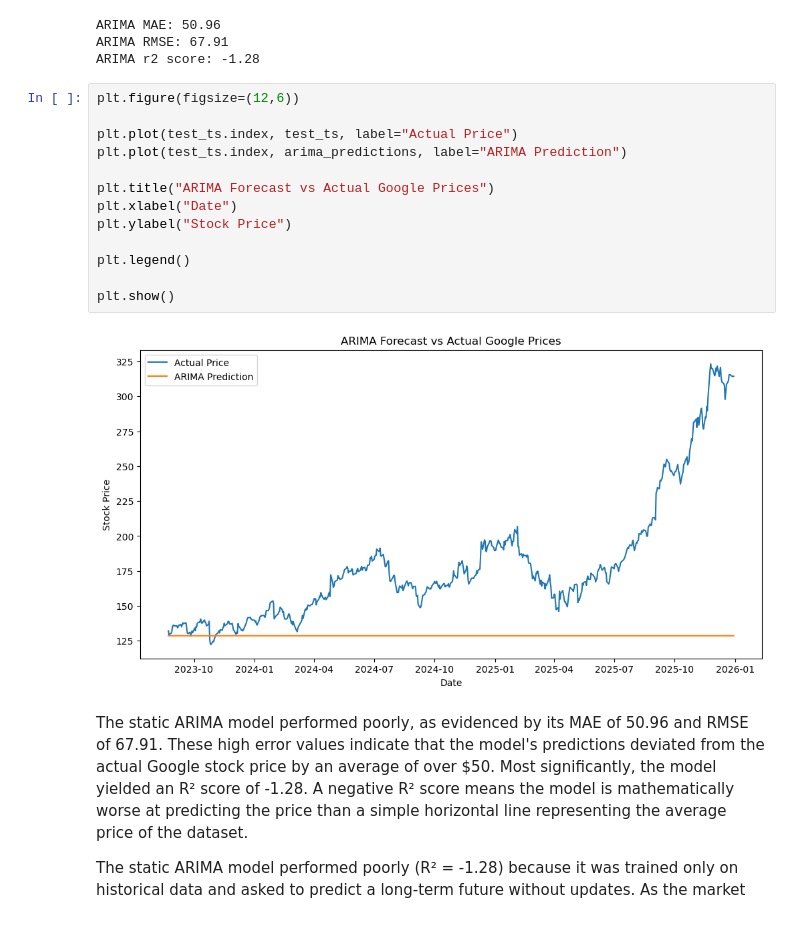
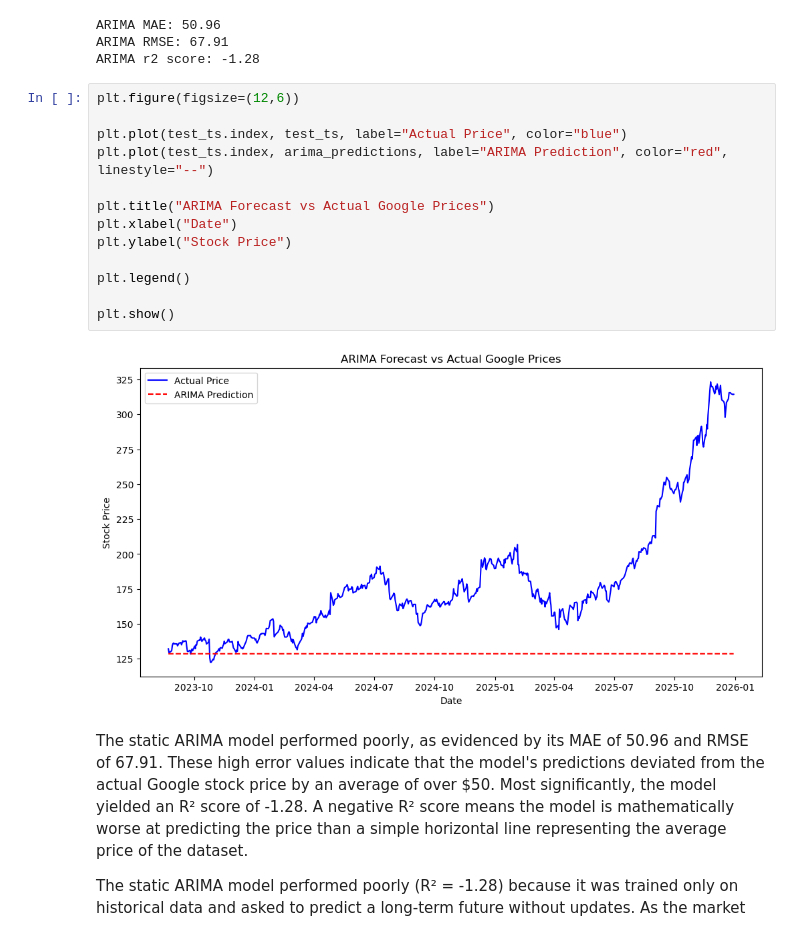
Before and after one commit to Denim951/stock-price-forecasting, a Jupyter notebook: stock_model_development.ipynb, the cells around one changed output. Saved outputs shown, nothing was run; the diff lists cells and outputs as text.

```diff
--- a/stock_model_development.ipynb
+++ b/stock_model_development.ipynb
@@ -532,18 +537,18 @@ ARIMA r2 score: -1.28
 # %%
 plt.figure(figsize=(12,6))
 
-plt.plot(test_ts.index, test_ts, label="Actual Price")
-plt.plot(test_ts.index, arima_predictions, label="ARIMA Prediction")
+plt.plot(test_ts.index, test_ts, label="Actual Price", color="blue")
+plt.plot(test_ts.index, arima_predictions, label="ARIMA Prediction", color="red", linestyle="--")
 
 plt.title("ARIMA Forecast vs Actual Google Prices")
 plt.xlabel("Date")
 plt.ylabel("Stock Price")
 
 plt.legend()
 
 plt.show()
 # %% [output]
-[figure, old version]
+[figure, new version]
 # %% [markdown]
 The static ARIMA model performed poorly, as evidenced by its MAE of 50.96 and RMSE of 67.91. These high error values indicate that the model's predictions deviated from the actual Google stock price by an average of over $50. Most significantly, the model yielded an R² score of -1.28. A negative R² score means the model is mathematically worse at predicting the price than a simple horizontal line representing the average price of the dataset.
 
```
Also changed, not shown: parts of 23 cells of this notebook.
